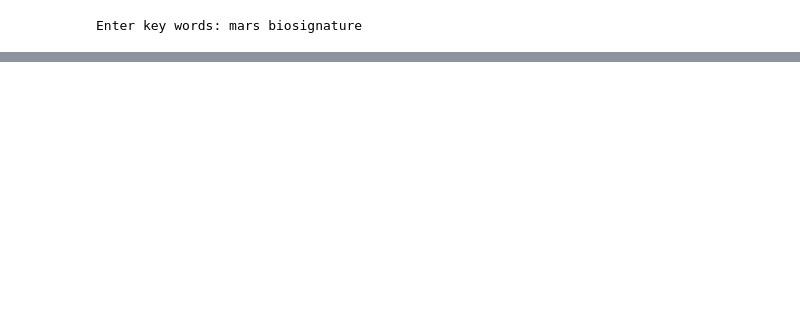
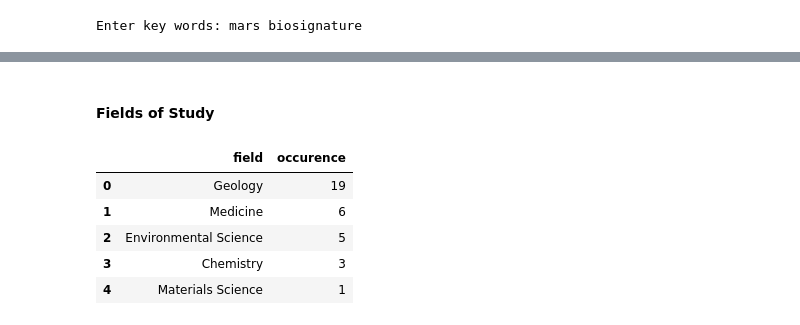
Before and after one commit to jhupiterz/research-analytics, a Jupyter notebook: Notebooks/semantic_api.ipynb, the cells around one changed output, grey strips where cells are left out. Saved outputs shown, nothing was run; the diff lists cells and outputs as text; code cells hidden in the pictures; blank space fills up the shorter version.

```diff
--- a/Notebooks/semantic_api.ipynb
+++ b/Notebooks/semantic_api.ipynb
@@ -91,0 +52,17 @@ df
+# %% [markdown]
+#### Fields of Study
+# %%
+test_list = results_df.fieldsOfStudy.tolist()
+res = [i for i in test_list if i]
+flat_list_fields = utils.flatten_list(res)
+# %%
+most_common_fields = Counter(flat_list_fields).most_common()
+most_common_fields_df = pd.DataFrame(most_common_fields, columns=["field", "occurence"])
+most_common_fields_df
+# %% [output]
+|  | field | occurence |
+| 0 | Geology | 19 |
+| 1 | Medicine | 6 |
+| 2 | Environmental Science | 5 |
+| 3 | Chemistry | 3 |
+| 4 | Materials Science | 1 |
```
Also changed, not shown: parts of 23 cells of this notebook, 2 other files.
